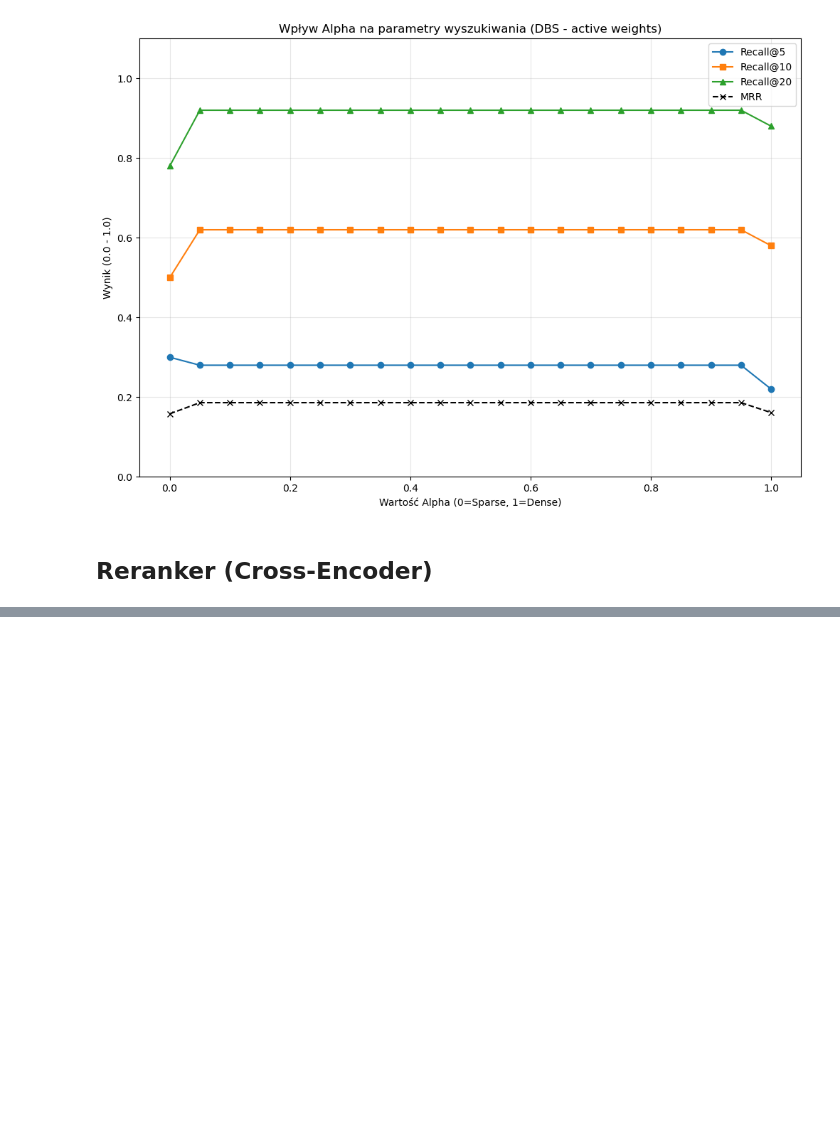
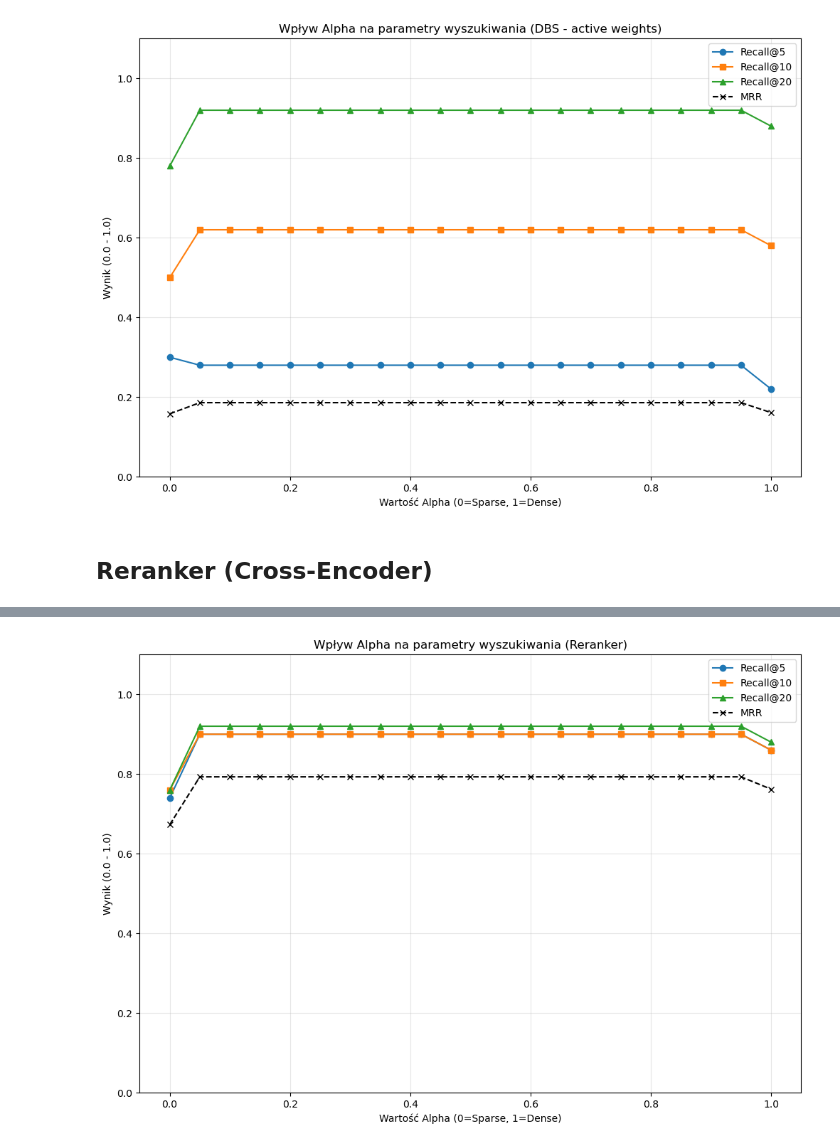
Before and after one commit to GregoireVerte/rag_labor_laws, a Jupyter notebook: research/evaluate_retrieval.ipynb, the cells around one changed output, grey strips where cells are left out. Cells and saved outputs as stored; diff of their text form; code cells hidden in the pictures; blank space fills up the shorter version.

Commit message:
feat(eval): finalize retrieval benchmark; BGE-M3 reranker reached 0.79 MRR

```diff
--- a/research/evaluate_retrieval.ipynb
+++ b/research/evaluate_retrieval.ipynb
@@ -422,0 +441,26 @@ for a in alphas:
+# %%
+import matplotlib.pyplot as plt
+
+# Przygotowanie danych z wyników
+alphas = list(results.keys())
+r5 = [results[a]['R@5'] for a in alphas]
+r10 = [results[a]['R@10'] for a in alphas]
+r20 = [results[a]['R@20'] for a in alphas]
+mrr = [results[a]['MRR'] for a in alphas]
+
+plt.figure(figsize=(12, 8))
+plt.plot(alphas, r5, label='Recall@5', marker='o')
+plt.plot(alphas, r10, label='Recall@10', marker='s')
+plt.plot(alphas, r20, label='Recall@20', marker='^')
+plt.plot(alphas, mrr, label='MRR', linestyle='--', color='black', marker='x')
+
+plt.title('Wpływ Alpha na parametry wyszukiwania (Reranker)')
+plt.xlabel('Wartość Alpha (0=Sparse, 1=Dense)')
+plt.ylabel('Wynik (0.0 - 1.0)')
+plt.legend()
+plt.grid(True, alpha=0.3)
+plt.ylim(0, 1.1)
+
+plt.savefig('hybrid_search_benchmark_reranker.png')
+# %% [output]
+[figure, added]
```
Also changed, not shown: parts of 2 cells of this notebook, 3 other files.
